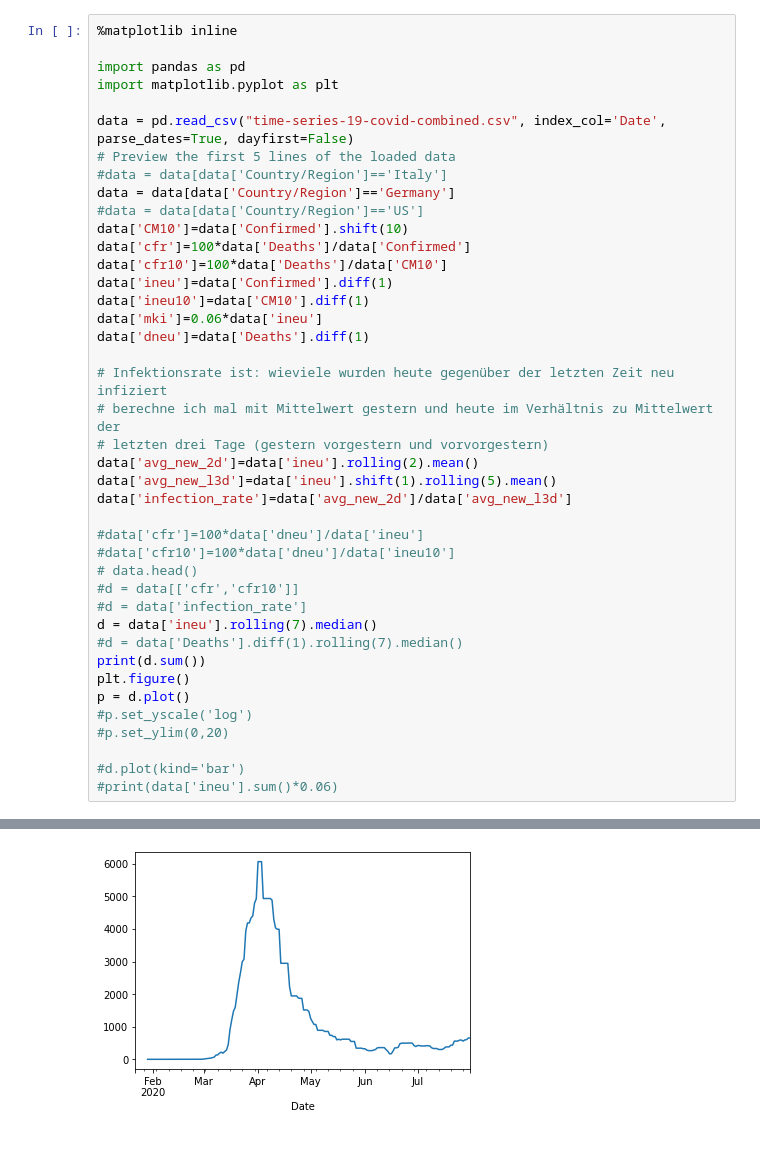
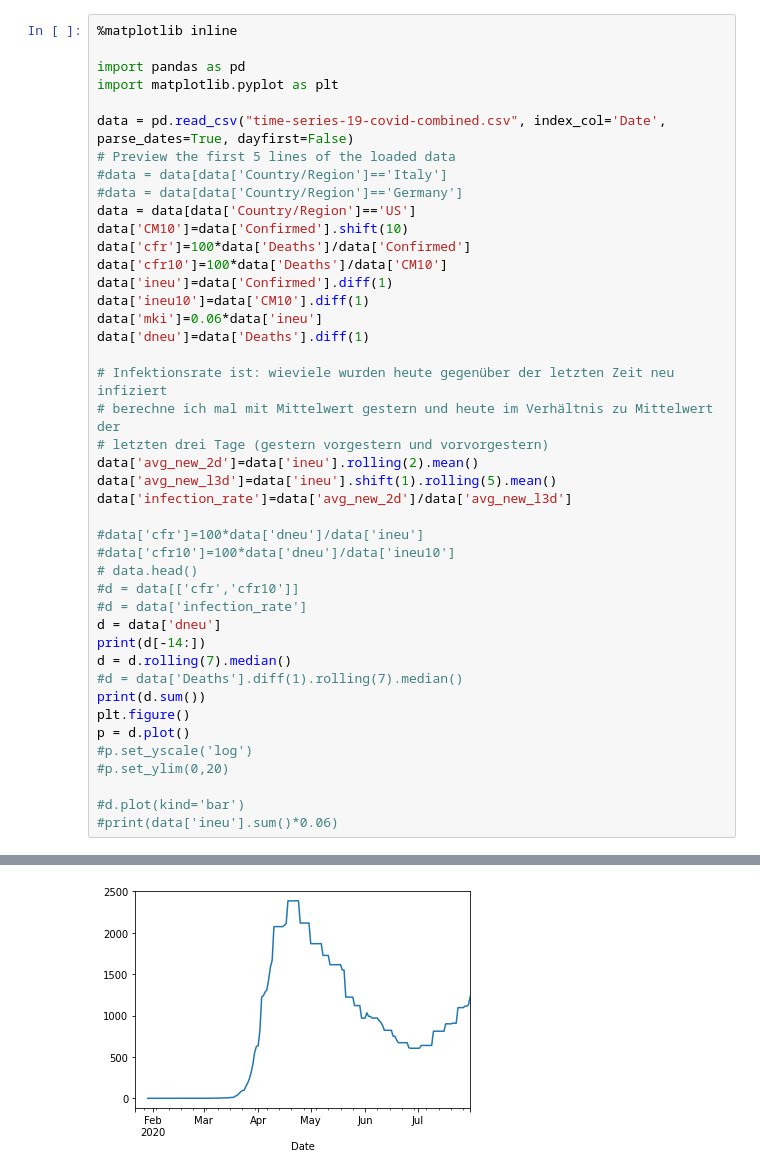
Before and after one commit to mkluge/covid-19, a Jupyter notebook: data/Michas Covid Plots.ipynb, the cells around one changed output, grey strips where cells are left out. Cells and saved outputs as stored; diff of their text form; blank space fills up the shorter version.

```diff
--- a/data/Michas Covid Plots.ipynb
+++ b/data/Michas Covid Plots.ipynb
@@ -7,8 +7,8 @@ import matplotlib.pyplot as plt
 data = pd.read_csv("time-series-19-covid-combined.csv", index_col='Date', parse_dates=True, dayfirst=False)
 # Preview the first 5 lines of the loaded data
 #data = data[data['Country/Region']=='Italy']
-data = data[data['Country/Region']=='Germany']
-#data = data[data['Country/Region']=='US']
+#data = data[data['Country/Region']=='Germany']
+data = data[data['Country/Region']=='US']
 data['CM10']=data['Confirmed'].shift(10)
 data['cfr']=100*data['Deaths']/data['Confirmed']
 data['cfr10']=100*data['Deaths']/data['CM10']
@@ -29,7 +29,9 @@ data['infection_rate']=data['avg_new_2d']/data['avg_new_l3d']
 # data.head()
 #d = data[['cfr','cfr10']]
 #d = data['infection_rate']
-d = data['ineu'].rolling(7).median()
+d = data['dneu']
+print(d[-14:])
+d = d.rolling(7).median()
 #d = data['Deaths'].diff(1).rolling(7).median()
 print(d.sum())
 plt.figure()
@@ -44 +62 @@ p = d.plot()
-[figure, old version]
+[figure, new version]
```
Also changed, not shown: parts of 1 cell of this notebook, 1 other file.
